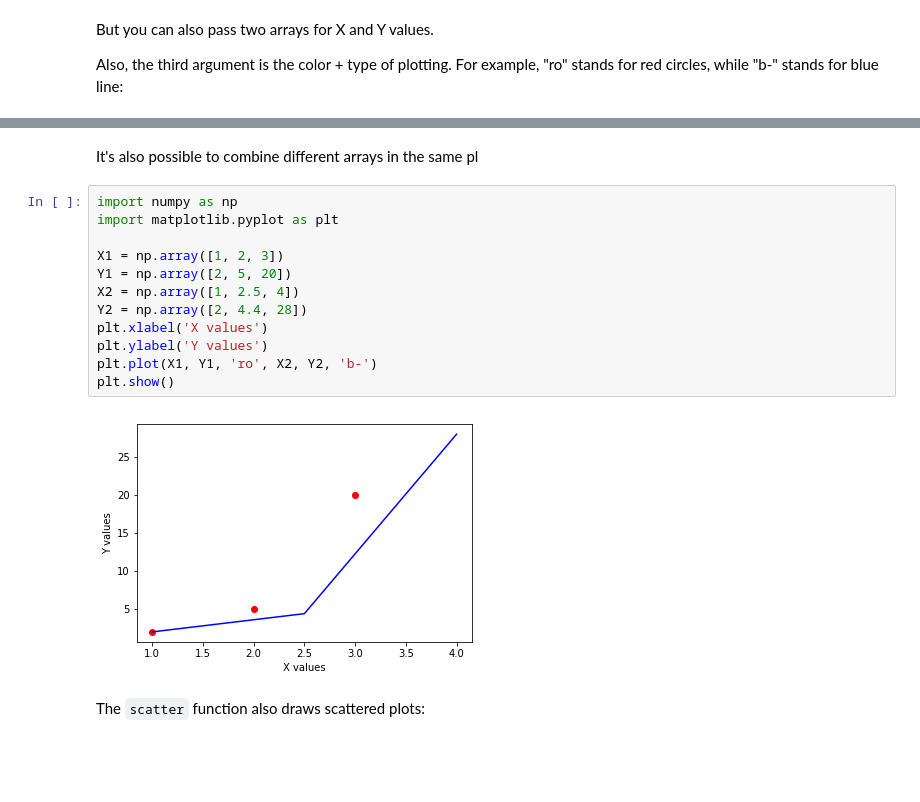
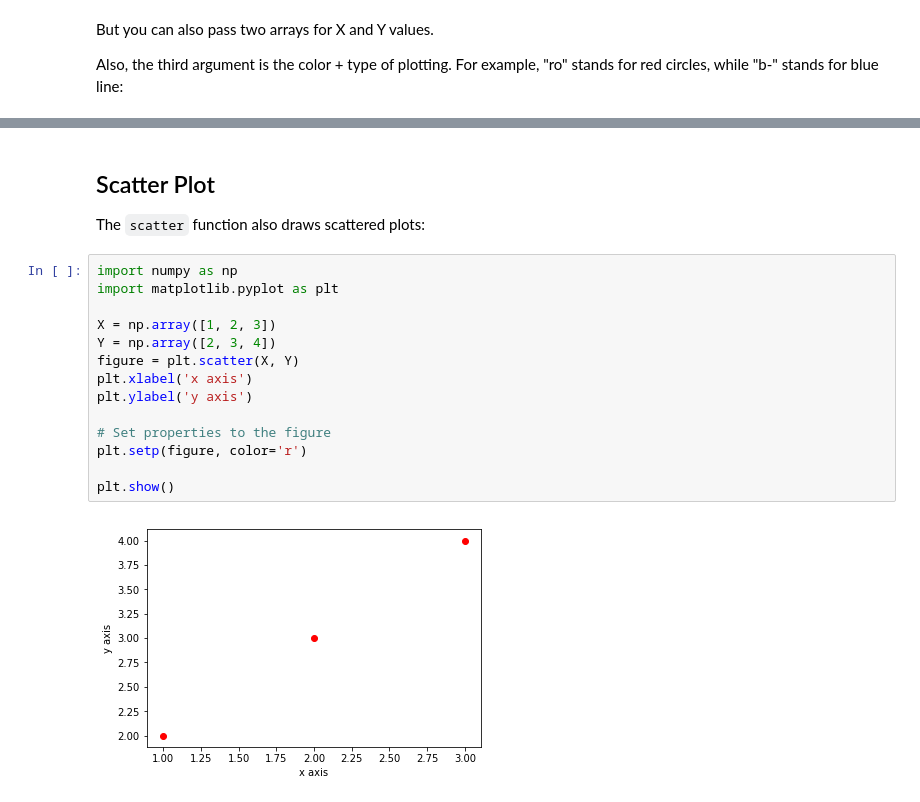
Before and after one commit to dielsonsales/Machine-Learning-Playground, a Jupyter notebook: MatplotLib.ipynb, the cells around one changed output, grey strips where cells are left out. Saved outputs shown, nothing was run; the diff lists cells and outputs as text; blank space fills up the shorter version.

```diff
--- a/MatplotLib.ipynb
+++ b/MatplotLib.ipynb
@@ -36,18 +53,20 @@ plt.show()
-# %% [markdown]
-It's also possible to combine different arrays in the same pl
+# %% [markdown]
+## Scatter Plot
+
+The `scatter` function also draws scattered plots:
 # %%
 import numpy as np
 import matplotlib.pyplot as plt
 
-X1 = np.array([1, 2, 3])
-Y1 = np.array([2, 5, 20])
-X2 = np.array([1, 2.5, 4])
-Y2 = np.array([2, 4.4, 28])
-plt.xlabel('X values')
-plt.ylabel('Y values')
-plt.plot(X1, Y1, 'ro', X2, Y2, 'b-')
+X = np.array([1, 2, 3])
+Y = np.array([2, 3, 4])
+figure = plt.scatter(X, Y)
+plt.xlabel('x axis')
+plt.ylabel('y axis')
+
+# Set properties to the figure
+plt.setp(figure, color='r')
+
 plt.show()
 # %% [output]
-[figure, old version]
+[figure, new version]
-# %% [markdown]
-The `scatter` function also draws scattered plots:
```
Also changed, not shown: parts of 8 cells of this notebook.
